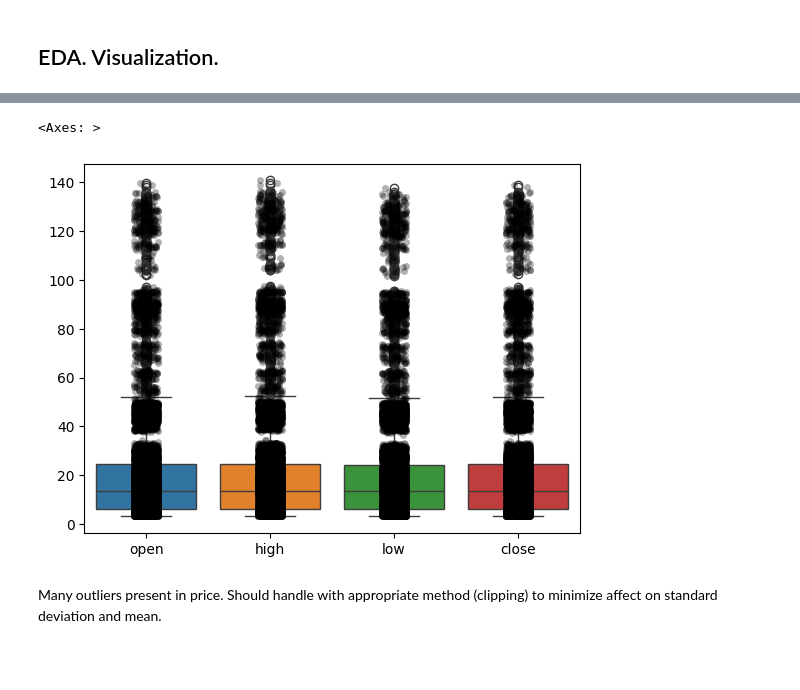
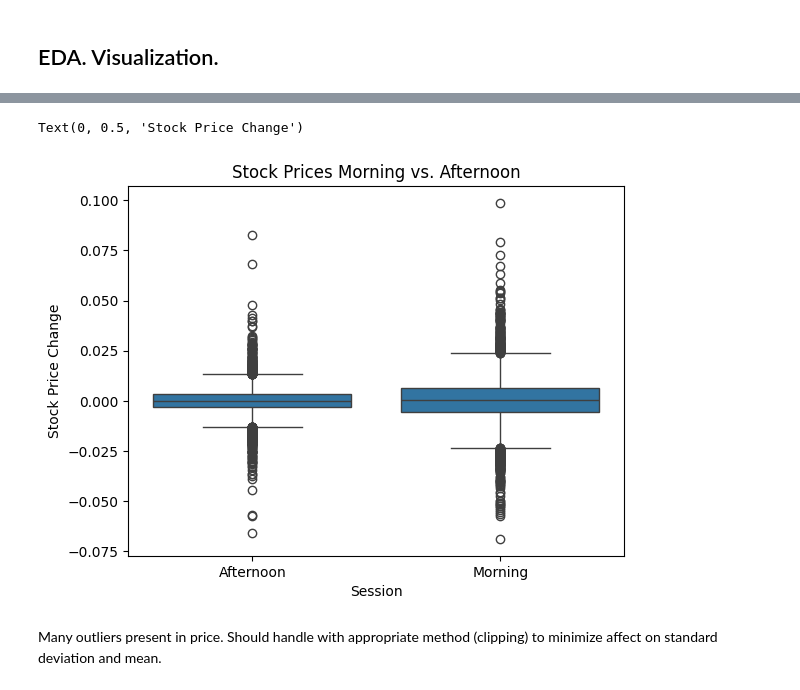
Before and after one commit to jeremiahf24/ADS-504-02-Group-7-Machine-Learning-and-Deep-Learning-for-Data-Science, a Jupyter notebook: nvda.ipynb, the cells around one changed output, grey strips where cells are left out. Cells and saved outputs as stored; diff of their text form; code cells hidden in the pictures; blank space fills up the shorter version.

```diff
--- a/nvda.ipynb
+++ b/nvda.ipynb
@@ -121,8 +122,10 @@ dtype: int64
-# %%
-sns.boxplot(data = data[['open', 'high', 'low', 'close']])
-sns.stripplot(data = data[['open', 'high', 'low', 'close']], jitter=True, color='black', alpha = 0.3)
-# %% [output]
-<Axes: >
-[figure, removed]
+# %%
+sns.boxplot(data = data, x = 'session', y = 'target')
+plt.title('Stock Prices Morning vs. Afternoon')
+plt.xlabel('Session')
+plt.ylabel('Stock Price Change')
+# %% [output]
+Text(0, 0.5, 'Stock Price Change')
+[figure, added]
 # %% [markdown]
 Many outliers present in price. Should handle with appropriate method (clipping) to minimize affect on standard deviation and mean.
```
Also changed, not shown: parts of 18 cells of this notebook, 1 other file.
